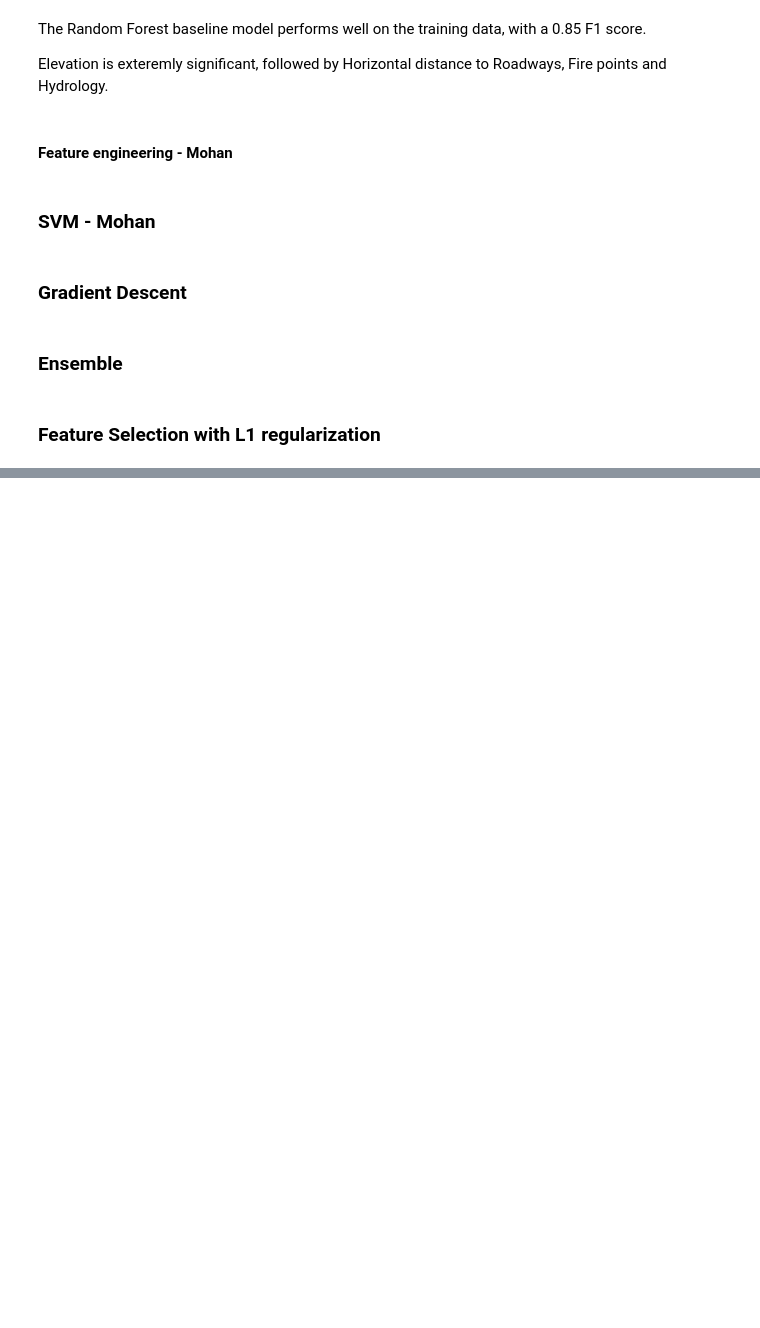
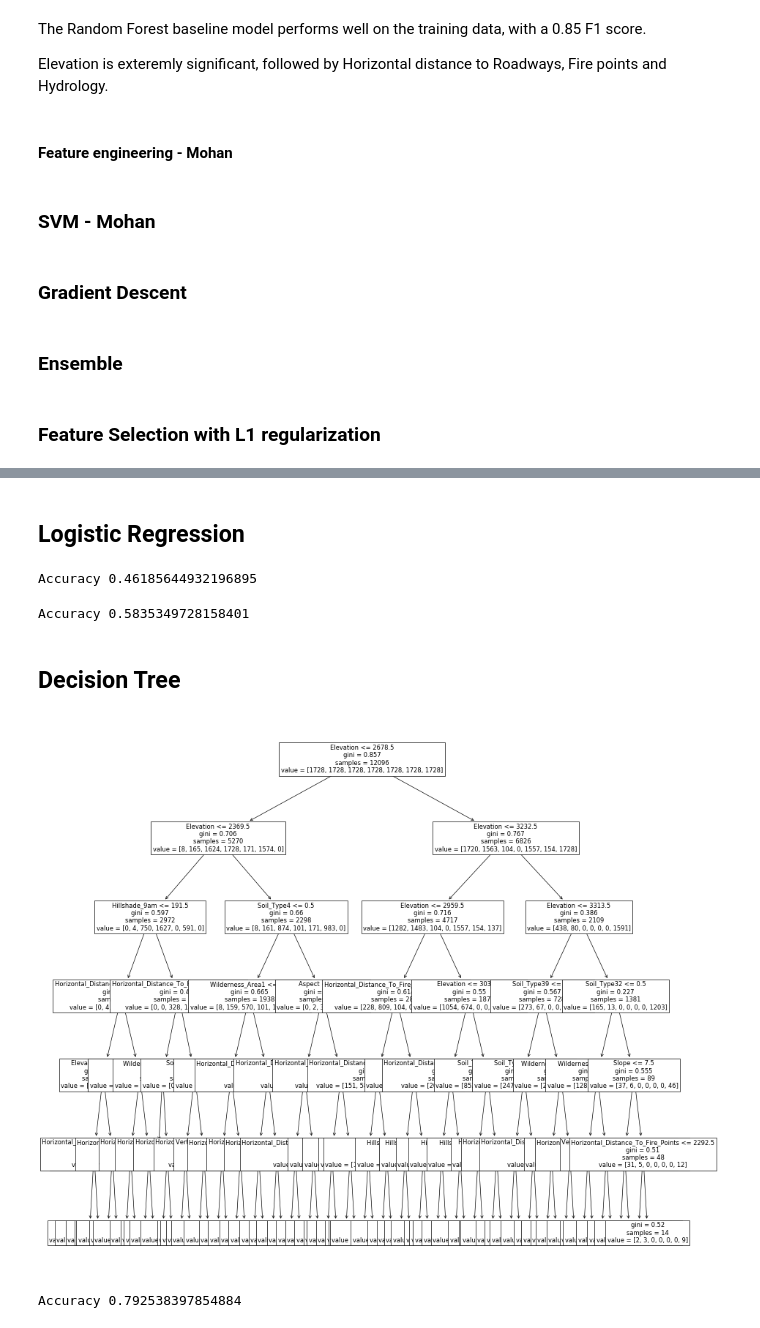
Before and after one commit to emilyrail/w207_final_project, a Jupyter notebook: Final Project - Stefania.ipynb, the cells around one changed output, grey strips where cells are left out. Saved outputs shown, nothing was run; the diff lists cells and outputs as text; code cells hidden in the pictures; blank space fills up the shorter version.

Commit message:
Decision Tree

```diff
--- a/Final Project - Stefania.ipynb
+++ b/Final Project - Stefania.ipynb
@@ -353,0 +361,45 @@ Coef after L1 reg: -0.030379714160084732
+# %% [markdown]
+## Logistic Regression
+# %%
+lg2 = LogisticRegression(solver="liblinear", multi_class="auto", tol=0.015)
+lg2.fit(train_data, train_data_label)
+lg_pred2= lg2.predict(dev_data)
+accuracy = metrics.f1_score(dev_data_label, lg_pred2, average="weighted")
+print("Accuracy", accuracy)
+##accuracy is .035 with normalized, .46 not normalized
+##maybe it's overfitting?
+# %% [output]
+Accuracy 0.46185644932196895
+# %%
+#with dropped columns accuracy increases a bit (.58) but it's still low
+train_data_dropped = train_data.drop(low_coef_list, axis =1)
+dev_data_dropped = dev_data.drop(low_coef_list, axis = 1)
+lg_drop = LogisticRegression(solver="liblinear", multi_class="auto", tol=0.015)
+lg_drop.fit(train_data_dropped, train_data_label)
+lg_drop_pred= lg_drop.predict(dev_data_dropped)
+accuracy = metrics.f1_score(dev_data_label, lg_drop_pred, average="weighted")
+print("Accuracy", accuracy)
+# %% [output]
+Accuracy 0.5835349728158401
+# %% [markdown]
+## Decision Tree
+# %%
+from sklearn import tree
+
+clf = tree.DecisionTreeClassifier(max_depth = 10)
+clf = clf.fit(train_data, train_data_label)
+# %%
+%matplotlib inline
+plt.figure(figsize = (20, 20), dpi = 50)
+tree.plot_tree(clf, fontsize =12, feature_names=train_data.columns,rotate = True)
+
+plt.show()
+# %% [output]
+[figure, added]
+# %%
+
+tree_pred= clf.predict(dev_data)
+accuracy = metrics.f1_score(dev_data_label, tree_pred, average="weighted")
+print("Accuracy", accuracy)
+# %% [output]
+Accuracy 0.792538397854884
```
Also changed, not shown: parts of 3 cells of this notebook.
